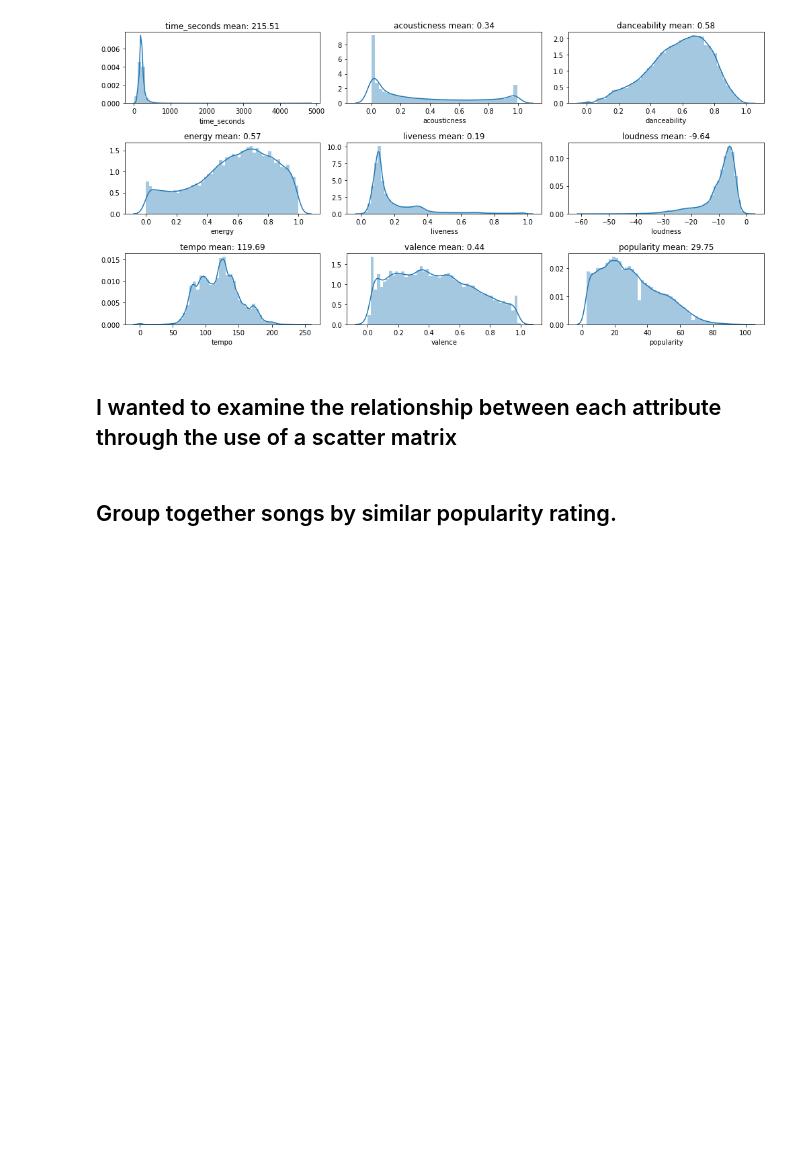
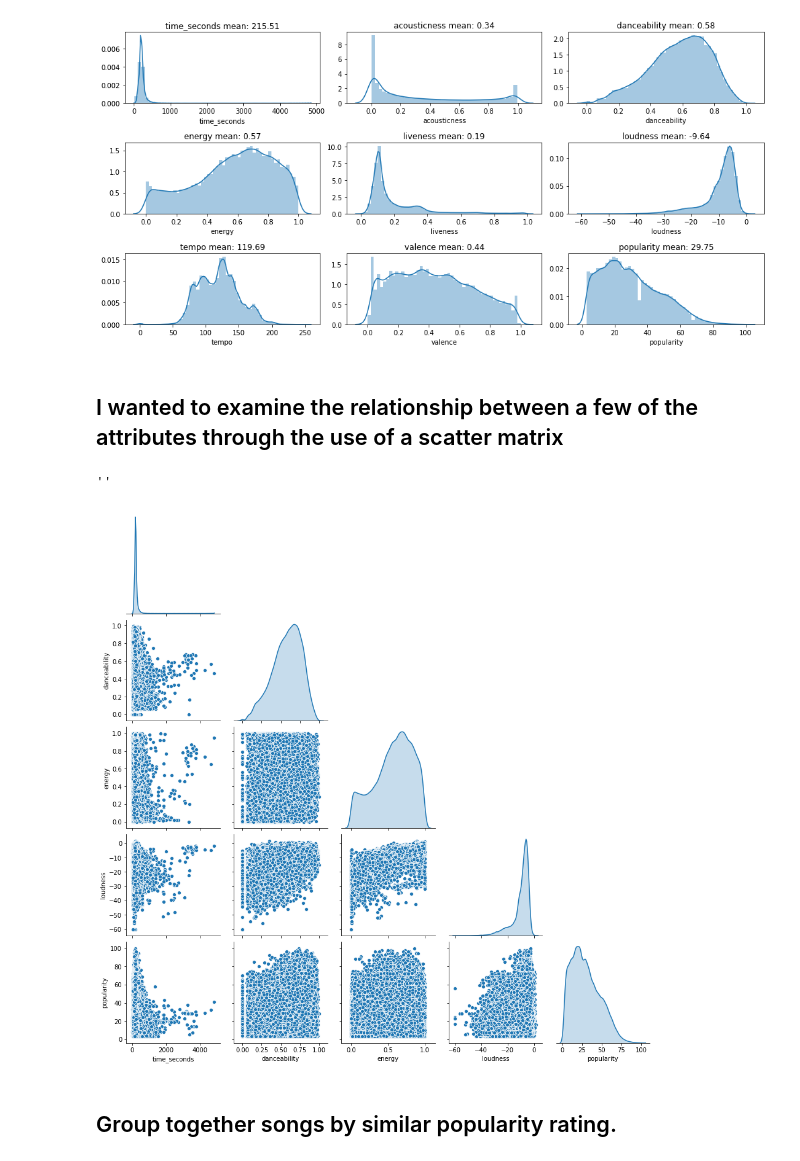
Before and after one commit to brentthayer1/capstone1, a Jupyter notebook: capstone1_eda.ipynb, the cells around one changed output. Drawn from its saved outputs; the diff is of its cells as text; code cells hidden in the pictures; blank space fills up the shorter version.

Commit message:
add scatter matrix

```diff
--- a/capstone1_eda.ipynb
+++ b/capstone1_eda.ipynb
@@ -150,2 +144,2 @@ plt.savefig(f'attribute_dists.png', format='png')
 # %% [markdown]
-## I wanted to examine the relationship between each attribute through the use of a scatter matrix
+## I wanted to examine the relationship between a few of the attributes through the use of a scatter matrix
@@ -154,3 +146,11 @@ plt.savefig(f'attribute_dists.png', format='png')
+# %%
+attributes = ['time_seconds', 'danceability', 'energy', 'loudness', 'popularity']
+sns.pairplot(df[attributes], diag_kind="kde", corner=True)
+plt.savefig(f'scatter_matrix.png', format='png')
+;
+# %% [output]
+''
+[figure, added]
 # %% [markdown]
 ## Group together songs by similar popularity rating.
 # %% [markdown]
```
Also changed, not shown: parts of 13 cells of this notebook, 3 other files.
